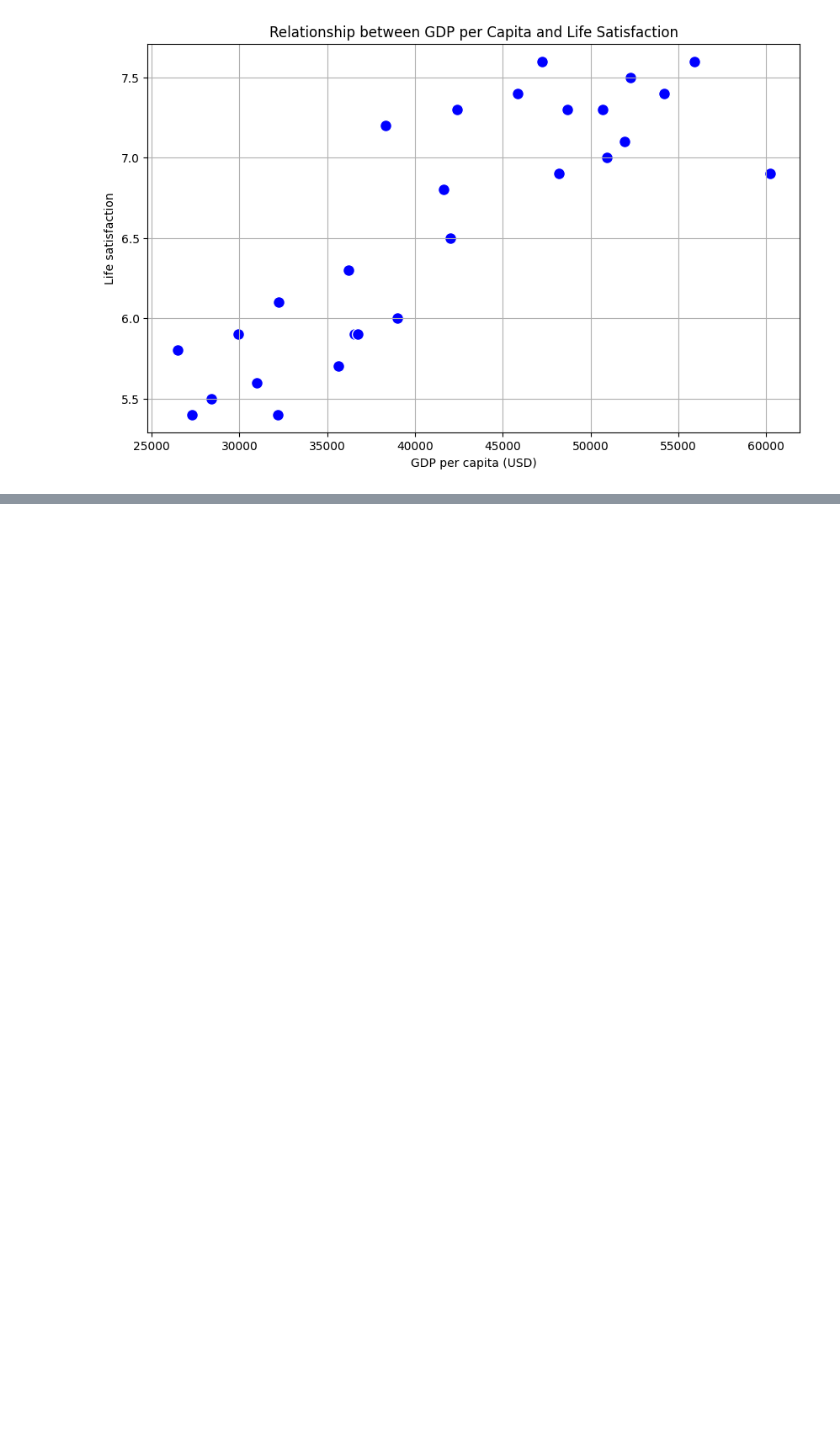
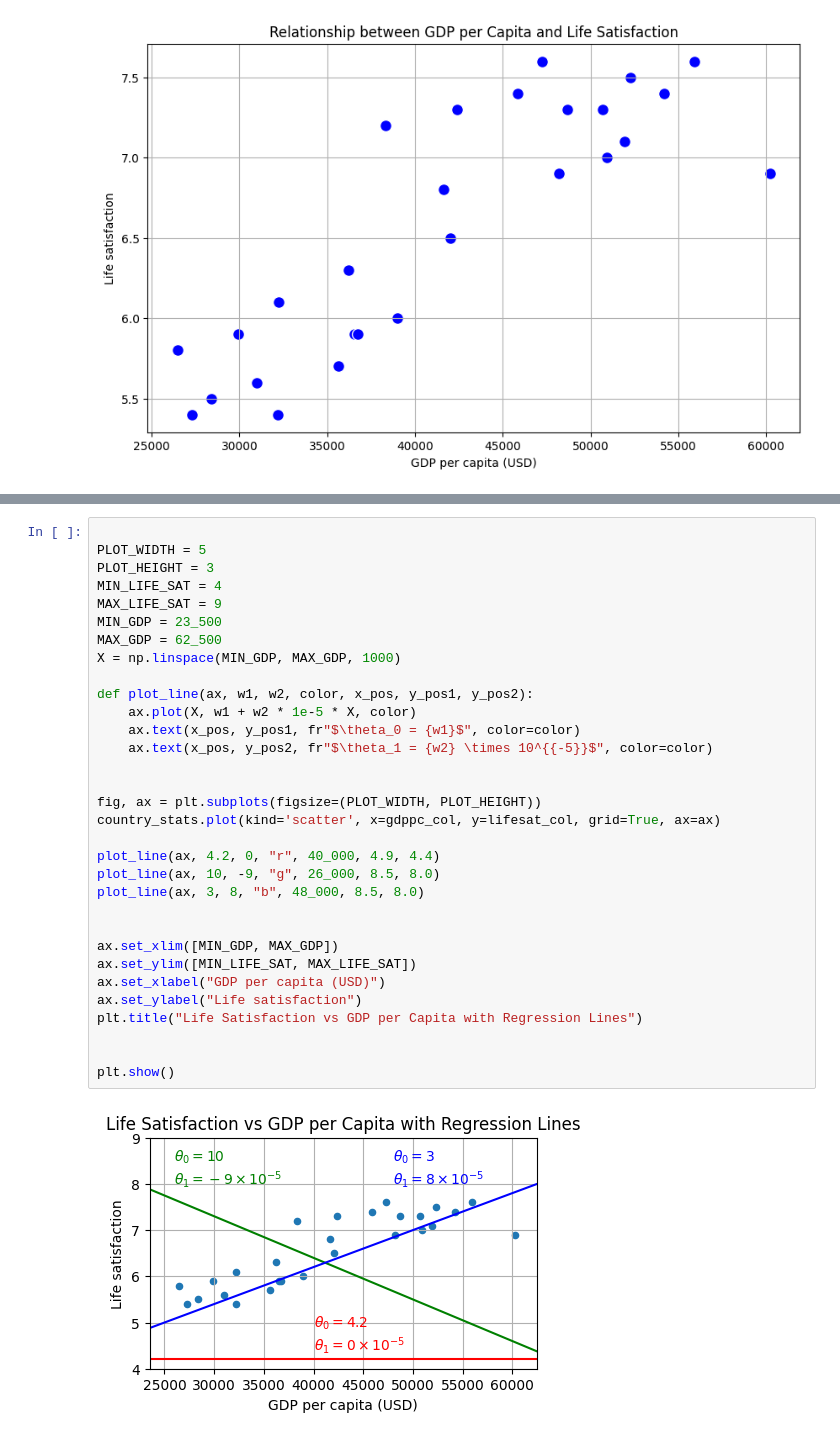
Before and after one commit to iupui-soic/pybootcamp, a Jupyter notebook: Charulata_Chapter_1.ipynb, the cells around one changed output, grey strips where cells are left out. Drawn from its saved outputs; the diff is of its cells as text; blank space fills up the shorter version.

```diff
--- a/Charulata_Chapter_1.ipynb
+++ b/Charulata_Chapter_1.ipynb
@@ -34,0 +231,34 @@ plt.grid(True)
+# %%
+
+PLOT_WIDTH = 5
+PLOT_HEIGHT = 3
+MIN_LIFE_SAT = 4
+MAX_LIFE_SAT = 9
+MIN_GDP = 23_500
+MAX_GDP = 62_500
+X = np.linspace(MIN_GDP, MAX_GDP, 1000)
+
+def plot_line(ax, w1, w2, color, x_pos, y_pos1, y_pos2):
+    ax.plot(X, w1 + w2 * 1e-5 * X, color)
+    ax.text(x_pos, y_pos1, fr"$\theta_0 = {w1}$", color=color)
+    ax.text(x_pos, y_pos2, fr"$\theta_1 = {w2} \times 10^{{-5}}$", color=color)
+
+
+fig, ax = plt.subplots(figsize=(PLOT_WIDTH, PLOT_HEIGHT))
+country_stats.plot(kind='scatter', x=gdppc_col, y=lifesat_col, grid=True, ax=ax)
+
+plot_line(ax, 4.2, 0, "r", 40_000, 4.9, 4.4)
+plot_line(ax, 10, -9, "g", 26_000, 8.5, 8.0)
+plot_line(ax, 3, 8, "b", 48_000, 8.5, 8.0)
+
+
+ax.set_xlim([MIN_GDP, MAX_GDP])
+ax.set_ylim([MIN_LIFE_SAT, MAX_LIFE_SAT])
+ax.set_xlabel("GDP per capita (USD)")
+ax.set_ylabel("Life satisfaction")
+plt.title("Life Satisfaction vs GDP per Capita with Regression Lines")
+
+
+plt.show()
+# %% [output]
+[figure, added]
```
Also changed, not shown: parts of 18 cells of this notebook.
